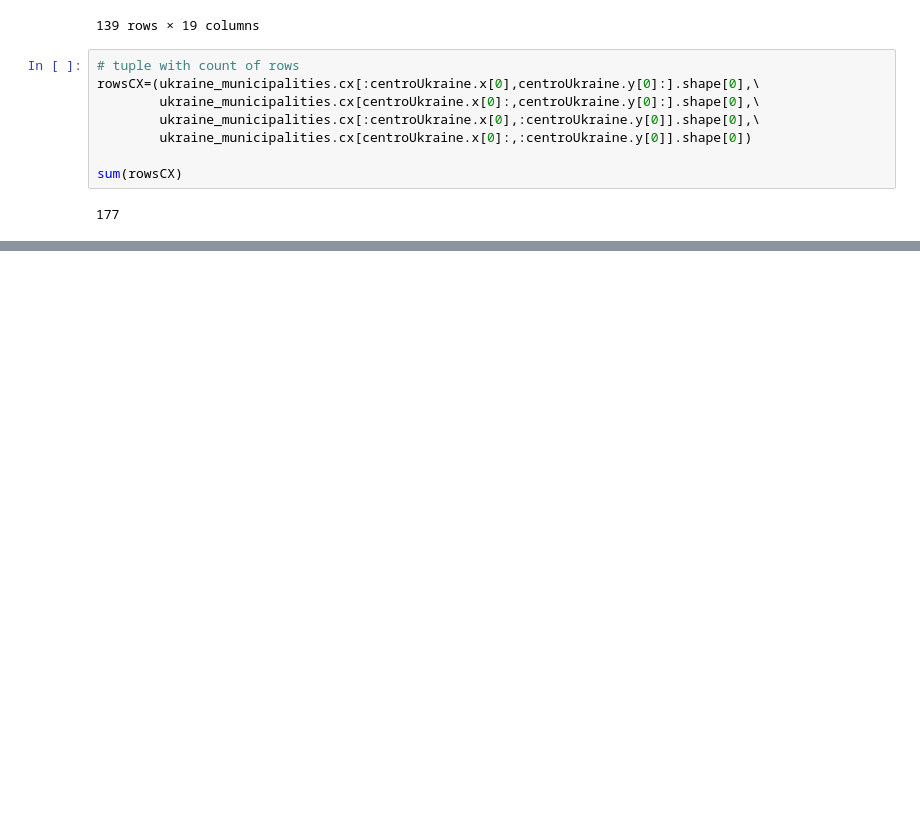
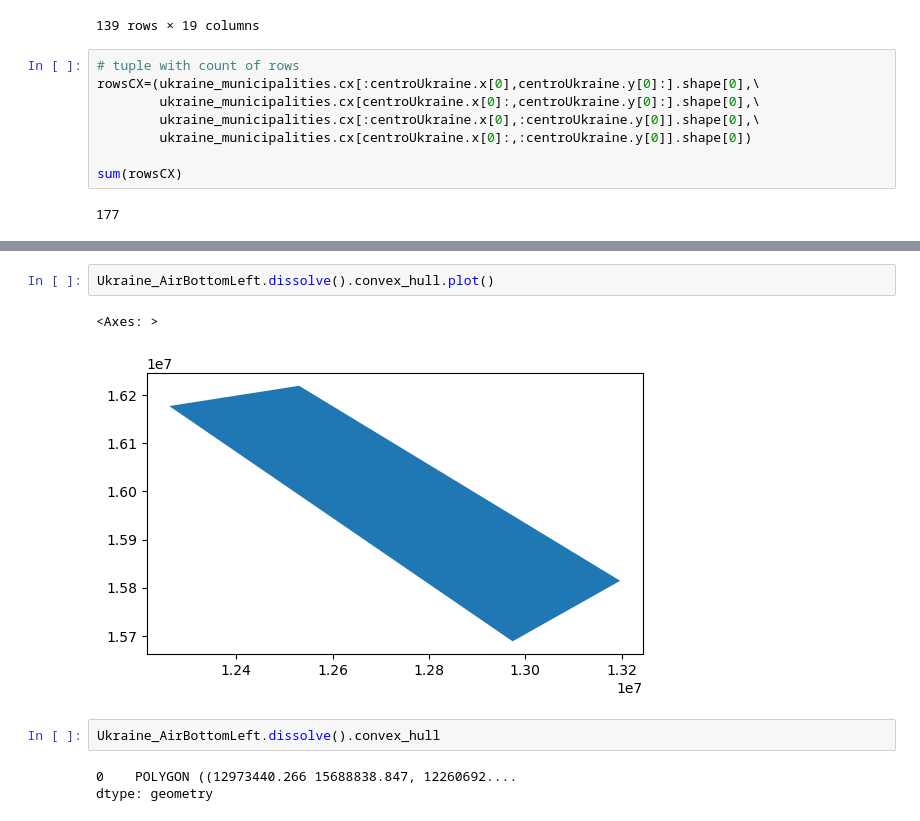
Before and after one commit to ZurinaGarcia/tareaEntregable3, a Jupyter notebook: GeoDF_Operations.ipynb, the cells around one changed output, grey strips where cells are left out. Saved outputs shown, nothing was run; the diff lists cells and outputs as text; blank space fills up the shorter version.

```diff
--- a/GeoDF_Operations.ipynb
+++ b/GeoDF_Operations.ipynb
@@ -453,0 +481,10 @@ Ukraine_bottomRight.plot(ax=base,facecolor='red', alpha=0.4)
+# %%
+Ukraine_AirBottomLeft.dissolve().convex_hull.plot()
+# %% [output]
+<Axes: >
+[figure, added]
+# %%
+Ukraine_AirBottomLeft.dissolve().convex_hull
+# %% [output]
+0    POLYGON ((12973440.266 15688838.847, 12260692....
+dtype: geometry
```
Also changed, not shown: parts of 18 cells of this notebook.
